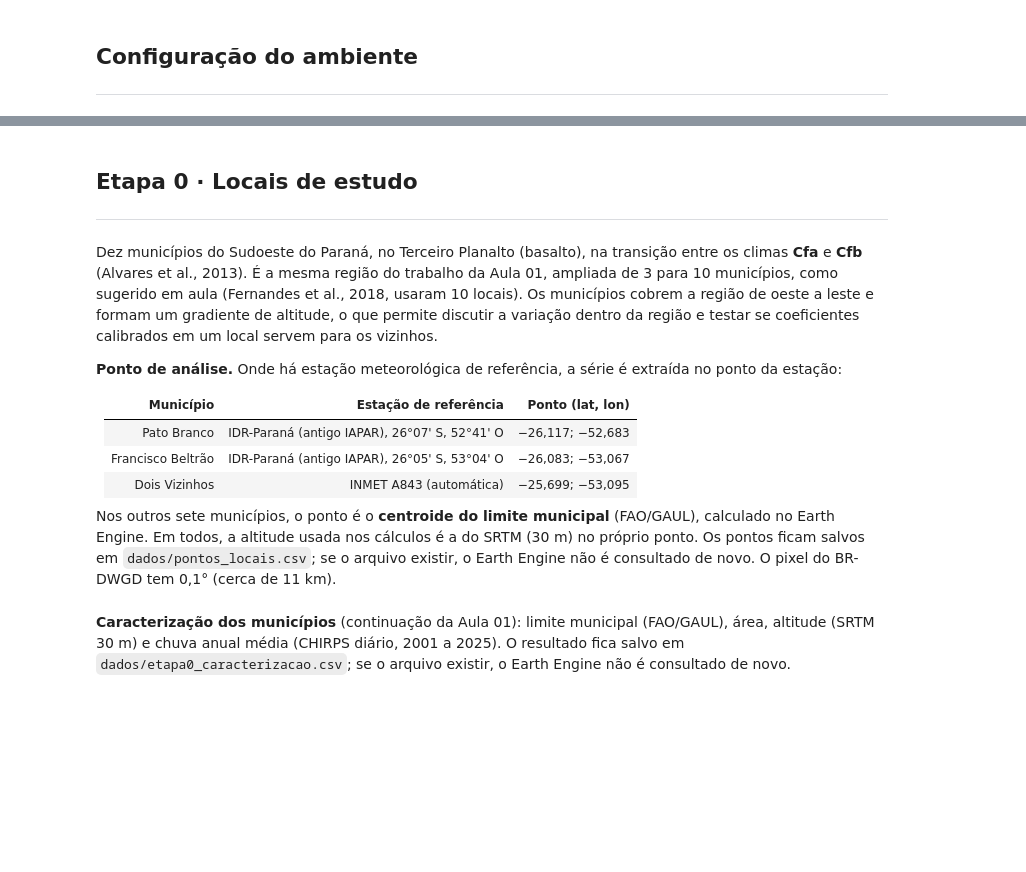
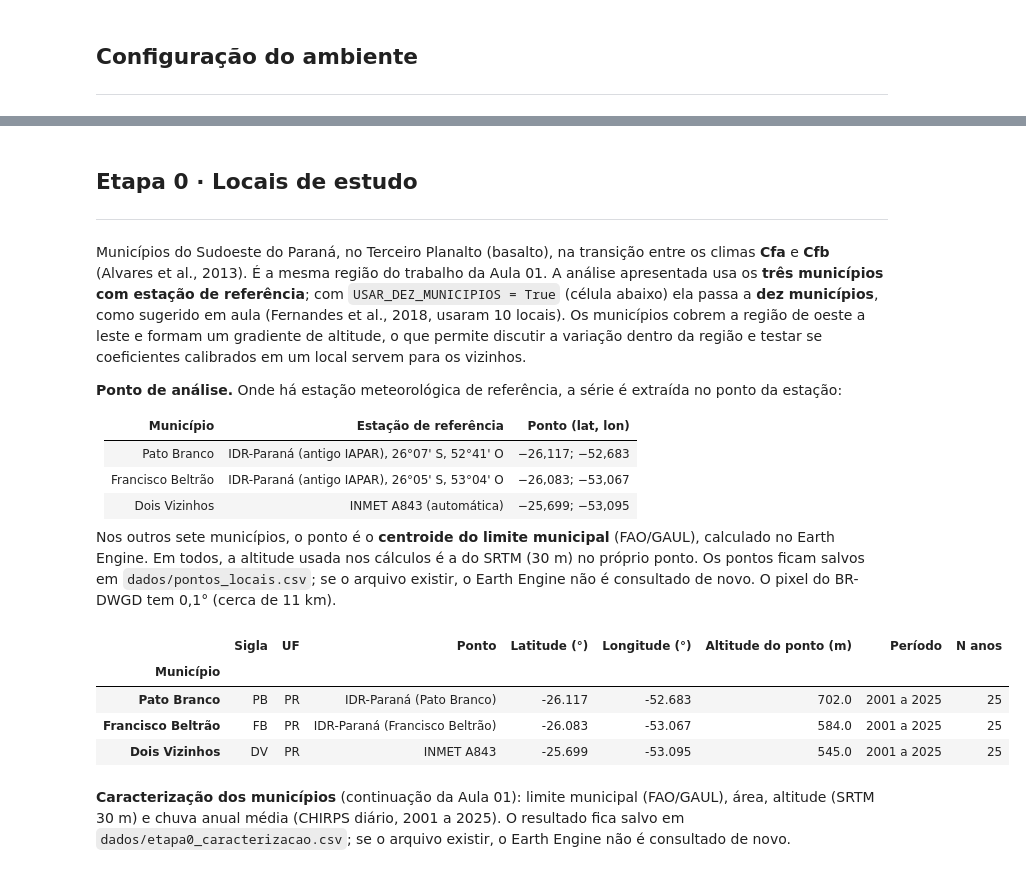
Before and after one commit to tassid/relacoes_fisicas_ambiente, a Jupyter notebook: codigos_python/projeto_01_sudoeste.ipynb, the cells around one changed output, grey strips where cells are left out. Saved outputs shown, nothing was run; the diff lists cells and outputs as text; code cells hidden in the pictures; blank space fills up the shorter version.

```diff
--- a/codigos_python/projeto_01_sudoeste.ipynb
+++ b/codigos_python/projeto_01_sudoeste.ipynb
@@ -132,7 +135,7 @@ def salva_fig(nome):
 ## Etapa 0 · Locais de estudo
 ___
 
-Dez municípios do Sudoeste do Paraná, no Terceiro Planalto (basalto), na transição entre os climas **Cfa** e **Cfb** (Alvares et al., 2013). É a mesma região do trabalho da Aula 01, ampliada de 3 para 10 municípios, como sugerido em aula (Fernandes et al., 2018, usaram 10 locais). Os municípios cobrem a região de oeste a leste e formam um gradiente de altitude, o que permite discutir a variação dentro da região e testar se coeficientes calibrados em um local servem para os vizinhos.
+Municípios do Sudoeste do Paraná, no Terceiro Planalto (basalto), na transição entre os climas **Cfa** e **Cfb** (Alvares et al., 2013). É a mesma região do trabalho da Aula 01. A análise apresentada usa os **três municípios com estação de referência**; com `USAR_DEZ_MUNICIPIOS = True` (célula abaixo) ela passa a **dez municípios**, como sugerido em aula (Fernandes et al., 2018, usaram 10 locais). Os municípios cobrem a região de oeste a leste e formam um gradiente de altitude, o que permite discutir a variação dentro da região e testar se coeficientes calibrados em um local servem para os vizinhos.
 
 **Ponto de análise.** Onde há estação meteorológica de referência, a série é extraída no ponto da estação:
 
@@ -164,6 +167,12 @@ LOCAIS = [
     {'municipio': 'Coronel Vivida',            'sigla': 'CV',  'estacao': None},
     {'municipio': 'Chopinzinho',               'sigla': 'CHO', 'estacao': None},
 ]
+
+# False: só os três municípios com estação (versão apresentada, com os dados já extraídos)
+# True: os dez municípios; na primeira execução os sete novos são extraídos do Earth Engine (cerca de 15 a 20 min)
+USAR_DEZ_MUNICIPIOS = False
+if not USAR_DEZ_MUNICIPIOS:
+    LOCAIS = [l for l in LOCAIS if l['estacao']]
 
 ANO_INICIO, ANO_FIM = 2001, 2025
 N_ANOS = ANO_FIM - ANO_INICIO + 1
@@ -198,36 +207,41 @@ def define_pontos():
             lon, lat, origem = l['lon'], l['lat'], 'estação'
         alt = srtm.sample(ee.Geometry.Point([lon, lat]), 30).first().get('elevation').getInfo()
         linhas.append({'Município': l['municipio'], 'Nome GAUL': gaul[l['municipio']], 'Latitude (°)': round(lat, 4),
                        'Longitude (°)': round(lon, 4), 'Altitude do ponto (m)': float(alt), 'Origem do ponto': origem})
     return pd.DataFrame(linhas).set_index('Município')
 
 
-if os.path.exists(ARQ_PONTOS):
-    PONTOS = pd.read_csv(ARQ_PONTOS, index_col='Município')
-else:
+PONTOS = pd.read_csv(ARQ_PONTOS, index_col='Município') if os.path.exists(ARQ_PONTOS) else None
+if PONTOS is None or not set(l['municipio'] for l in LOCAIS) <= set(PONTOS.index):
     PONTOS = define_pontos()
     PONTOS.to_csv(ARQ_PONTOS)
 
 for l in LOCAIS:
     p = PONTOS.loc[l['municipio']]
     l['lat'], l['lon'], l['altitude_m'] = float(p['Latitude (°)']), float(p['Longitude (°)']), float(p['Altitude do ponto (m)'])
     l['uf'] = 'PR'
     l['estacao'] = l['estacao'] or 'sem estação (centroide)'
 
 NOMES = [l['municipio'] for l in LOCAIS]
 LOCAL = {l['municipio']: l for l in LOCAIS}
 SLUG = {n: _sem_acento(n).replace(' ', '_') for n in NOMES}
 SIGLA = {l['municipio']: l['sigla'] for l in LOCAIS}
 NOME_GAUL = PONTOS['Nome GAUL'].to_dict()
 MESES_ABREV = ['Jan', 'Fev', 'Mar', 'Abr', 'Mai', 'Jun', 'Jul', 'Ago', 'Set', 'Out', 'Nov', 'Dez']
 CORES_LOCAL = {n: plt.cm.tab10(i % 10) for i, n in enumerate(NOMES)}
 
 tabela1 = pd.DataFrame([{
     'Município': l['municipio'], 'Sigla': l['sigla'], 'UF': l['uf'], 'Ponto': l['estacao'],
     'Latitude (°)': l['lat'], 'Longitude (°)': l['lon'], 'Altitude do ponto (m)': l['altitude_m'],
     'Período': PERIODO, 'N anos': N_ANOS,
 } for l in LOCAIS]).set_index('Município')
 tabela1
+# %% [output]
+|  | Sigla | UF | Ponto | Latitude (°) | Longitude (°) | Altitude do ponto (m) | Período | N anos |
+| Município |  |  |  |  |  |  |  |  |
+| Pato Branco | PB | PR | IDR-Paraná (Pato Branco) | -26.117 | -52.683 | 702.0 | 2001 a 2025 | 25 |
+| Francisco Beltrão | FB | PR | IDR-Paraná (Francisco Beltrão) | -26.083 | -53.067 | 584.0 | 2001 a 2025 | 25 |
+| Dois Vizinhos | DV | PR | INMET A843 | -25.699 | -53.095 | 545.0 | 2001 a 2025 | 25 |
 # %% [markdown]
 **Caracterização dos municípios** (continuação da Aula 01): limite municipal (FAO/GAUL), área, altitude (SRTM 30 m) e chuva anual média (CHIRPS diário, 2001 a 2025). O resultado fica salvo em `dados/etapa0_caracterizacao.csv`; se o arquivo existir, o Earth Engine não é consultado de novo.
 # %%
```
Also changed, not shown: parts of 52 cells of this notebook.
